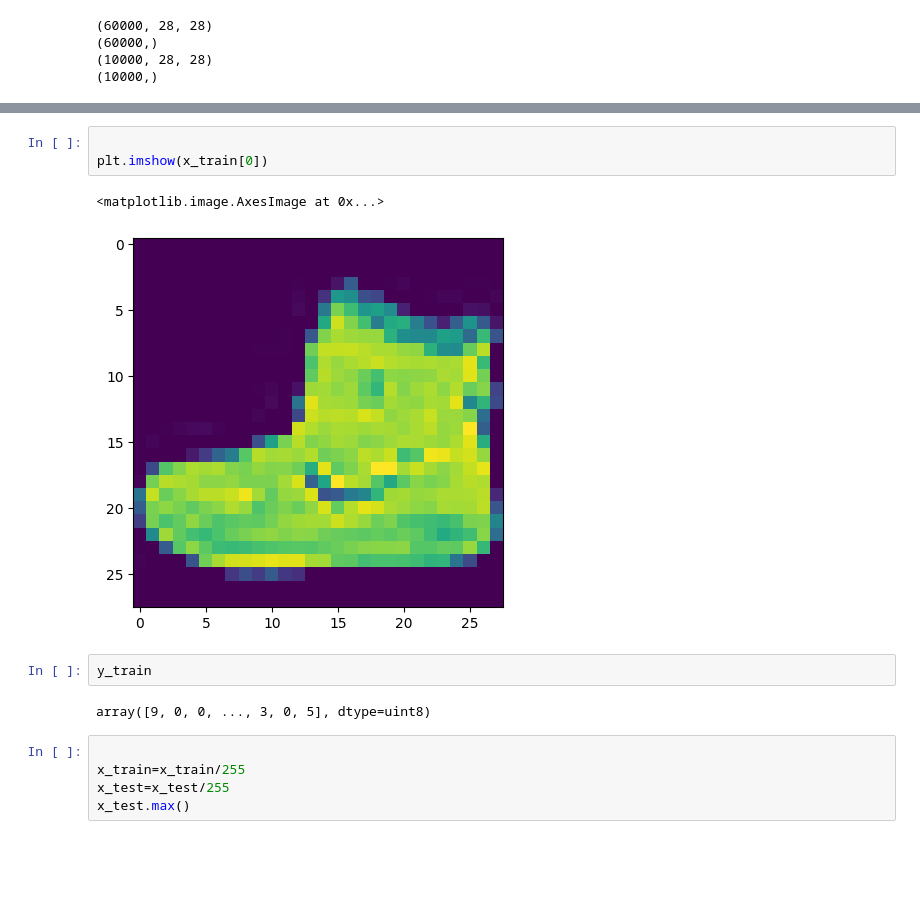
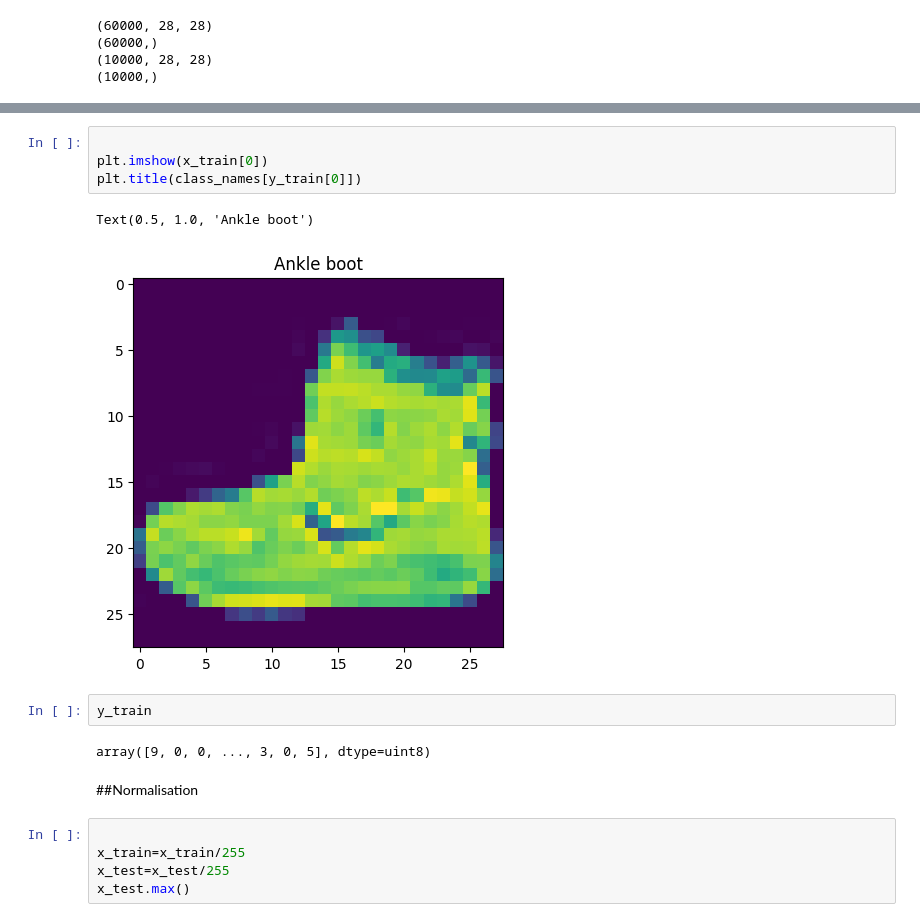
Before and after one commit to saidElamri/Fashion-MNIST-Clothing-, a Jupyter notebook: prejct_1.ipynb, the cells around one changed output, grey strips where cells are left out. Saved outputs shown, nothing was run; the diff lists cells and outputs as text; blank space fills up the shorter version.

```diff
--- a/prejct_1.ipynb
+++ b/prejct_1.ipynb
@@ -47,13 +47,16 @@ print(y_train[0])
 # %%
 
 plt.imshow(x_train[0])
+plt.title(class_names[y_train[0]])
 # %% [output]
-<matplotlib.image.AxesImage at 0x...>
+Text(0.5, 1.0, 'Ankle boot')
-[figure, old version]
+[figure, new version]
 # %%
 y_train
 # %% [output]
 array([9, 0, 0, ..., 3, 0, 5], dtype=uint8)
+# %% [markdown]
+##Normalisation
 # %%
 
 x_train=x_train/255
```
Also changed, not shown: parts of 5 cells of this notebook.
